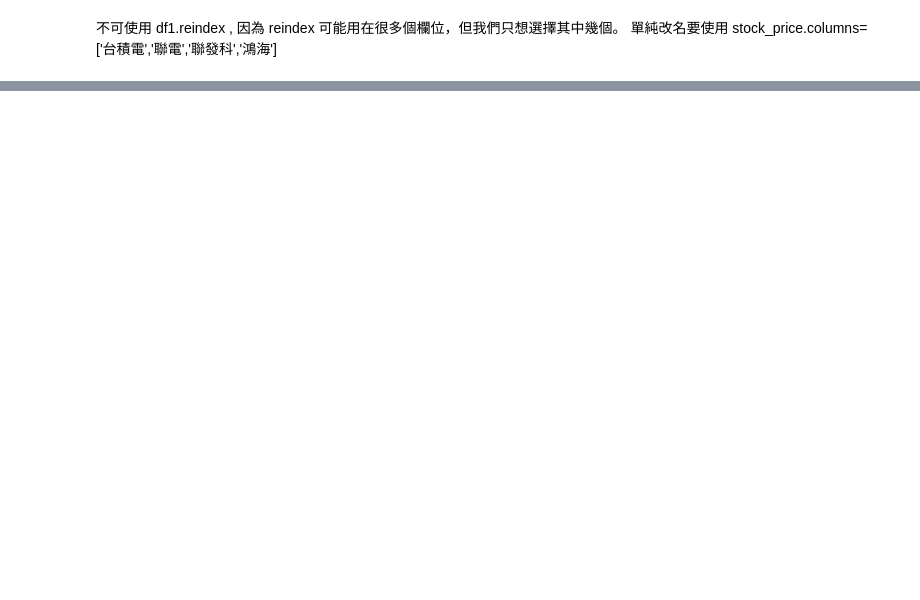
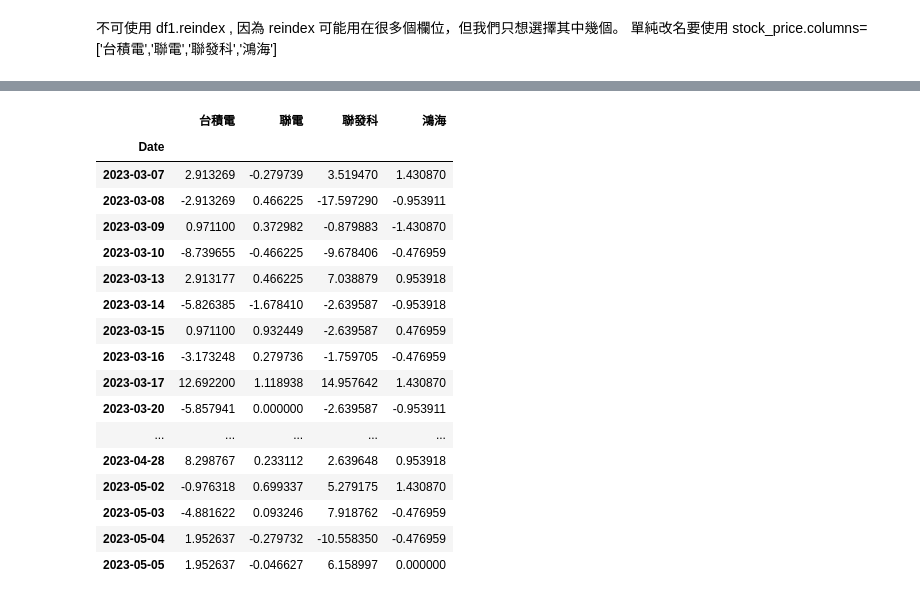
Before and after one commit to Cheney-Hsieh/python_cheney_learning_2024_04, a Jupyter notebook: lesswion19_0.ipynb, the cells around one changed output, grey strips where cells are left out. Saved outputs shown, nothing was run; the diff lists cells and outputs as text; code cells hidden in the pictures; blank space fills up the shorter version.

```diff
--- a/lesswion19_0.ipynb
+++ b/lesswion19_0.ipynb
@@ -35,0 +36,4 @@ stock_price.iloc[-20:]
+# %%
+df1 = stock_price.dropna()
+df1.info()
+df1
@@ -35,0 +118,2 @@ stock_price.iloc[-20:]
+# %%
+stock2023 = df1.loc['2023-03-05':'2023-05-05']
@@ -35,0 +139,22 @@ stock_price.iloc[-20:]
+# %%
+sotck2023_1= (stock2023.loc['2023'] - stock2023.loc['2023'].shift(1)).dropna()
+sotck2023_1
+# %% [output]
+|  | 台積電 | 聯電 | 聯發科 | 鴻海 |
+| Date |  |  |  |  |
+| 2023-03-07 | 2.913269 | -0.279739 | 3.519470 | 1.430870 |
+| 2023-03-08 | -2.913269 | 0.466225 | -17.597290 | -0.953911 |
+| 2023-03-09 | 0.971100 | 0.372982 | -0.879883 | -1.430870 |
+| 2023-03-10 | -8.739655 | -0.466225 | -9.678406 | -0.476959 |
+| 2023-03-13 | 2.913177 | 0.466225 | 7.038879 | 0.953918 |
+| 2023-03-14 | -5.826385 | -1.678410 | -2.639587 | -0.953918 |
+| 2023-03-15 | 0.971100 | 0.932449 | -2.639587 | 0.476959 |
+| 2023-03-16 | -3.173248 | 0.279736 | -1.759705 | -0.476959 |
+| 2023-03-17 | 12.692200 | 1.118938 | 14.957642 | 1.430870 |
+| 2023-03-20 | -5.857941 | 0.000000 | -2.639587 | -0.953911 |
+| ... | ... | ... | ... | ... |
+| 2023-04-28 | 8.298767 | 0.233112 | 2.639648 | 0.953918 |
+| 2023-05-02 | -0.976318 | 0.699337 | 5.279175 | 1.430870 |
+| 2023-05-03 | -4.881622 | 0.093246 | 7.918762 | -0.476959 |
+| 2023-05-04 | 1.952637 | -0.279732 | -10.558350 | -0.476959 |
+| 2023-05-05 | 1.952637 | -0.046627 | 6.158997 | 0.000000 |
```
Also changed, not shown: parts of 7 cells of this notebook, 1 other file.
